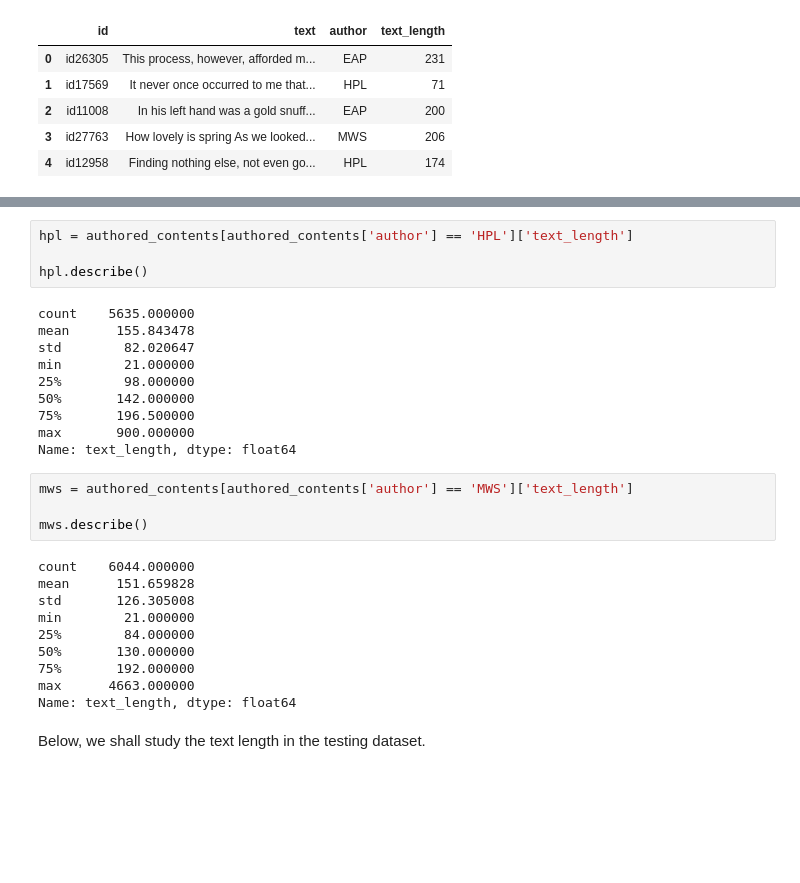
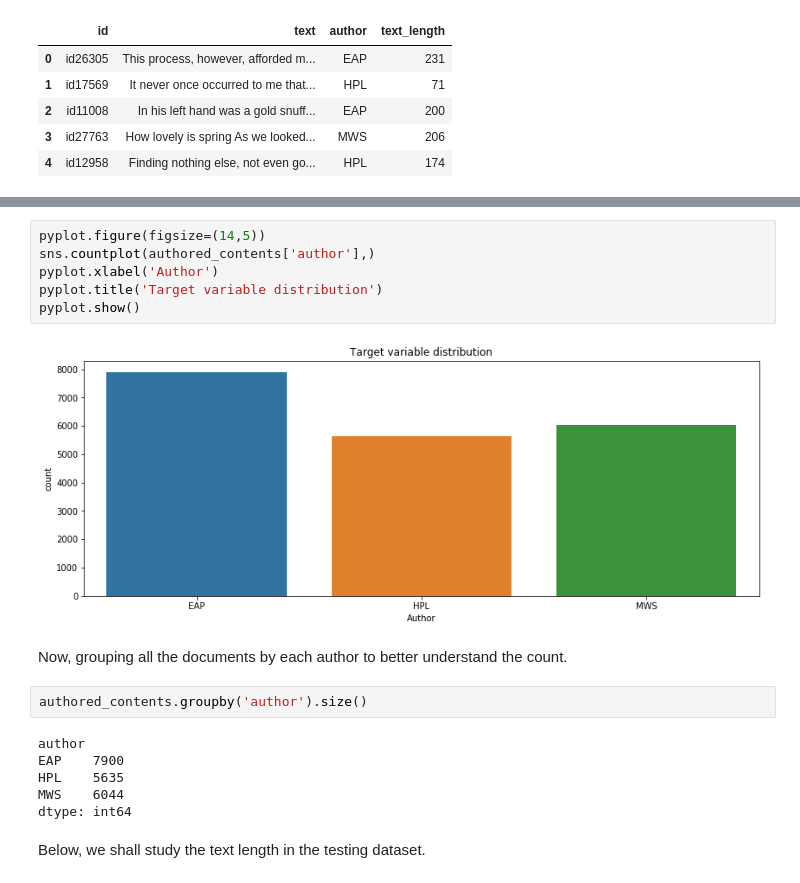
Before and after one commit to kavitakanojiya/capstone-machine-learning, a Jupyter notebook: Author Detection.ipynb, the cells around one changed output, grey strips where cells are left out. Cells and saved outputs as stored; diff of their text form; blank space fills up the shorter version.

```diff
--- a/Author Detection.ipynb
+++ b/Author Detection.ipynb
@@ -120,31 +121,21 @@ Name: text_length, dtype: float64
-# %%
-hpl = authored_contents[authored_contents['author'] == 'HPL']['text_length']
-
-hpl.describe()
-# %% [output]
-count    5635.000000
-mean      155.843478
-std        82.020647
-min        21.000000
-25%        98.000000
-50%       142.000000
-75%       196.500000
-max       900.000000
-Name: text_length, dtype: float64
-# %%
-mws = authored_contents[authored_contents['author'] == 'MWS']['text_length']
-
-mws.describe()
-# %% [output]
-count    6044.000000
-mean      151.659828
-std       126.305008
-min        21.000000
-25%        84.000000
-50%       130.000000
-75%       192.000000
-max      4663.000000
-Name: text_length, dtype: float64
+# %%
+pyplot.figure(figsize=(14,5))
+sns.countplot(authored_contents['author'],)
+pyplot.xlabel('Author')
+pyplot.title('Target variable distribution')
+pyplot.show()
+# %% [output]
+[figure, added]
+# %% [markdown]
+Now, grouping all the documents by each author to better understand the count.
+# %%
+authored_contents.groupby('author').size()
+# %% [output]
+author
+EAP    7900
+HPL    5635
+MWS    6044
+dtype: int64
 # %% [markdown]
 Below, we shall study the text length in the testing dataset.
 # %%
```
Also changed, not shown: parts of 66 cells of this notebook.
